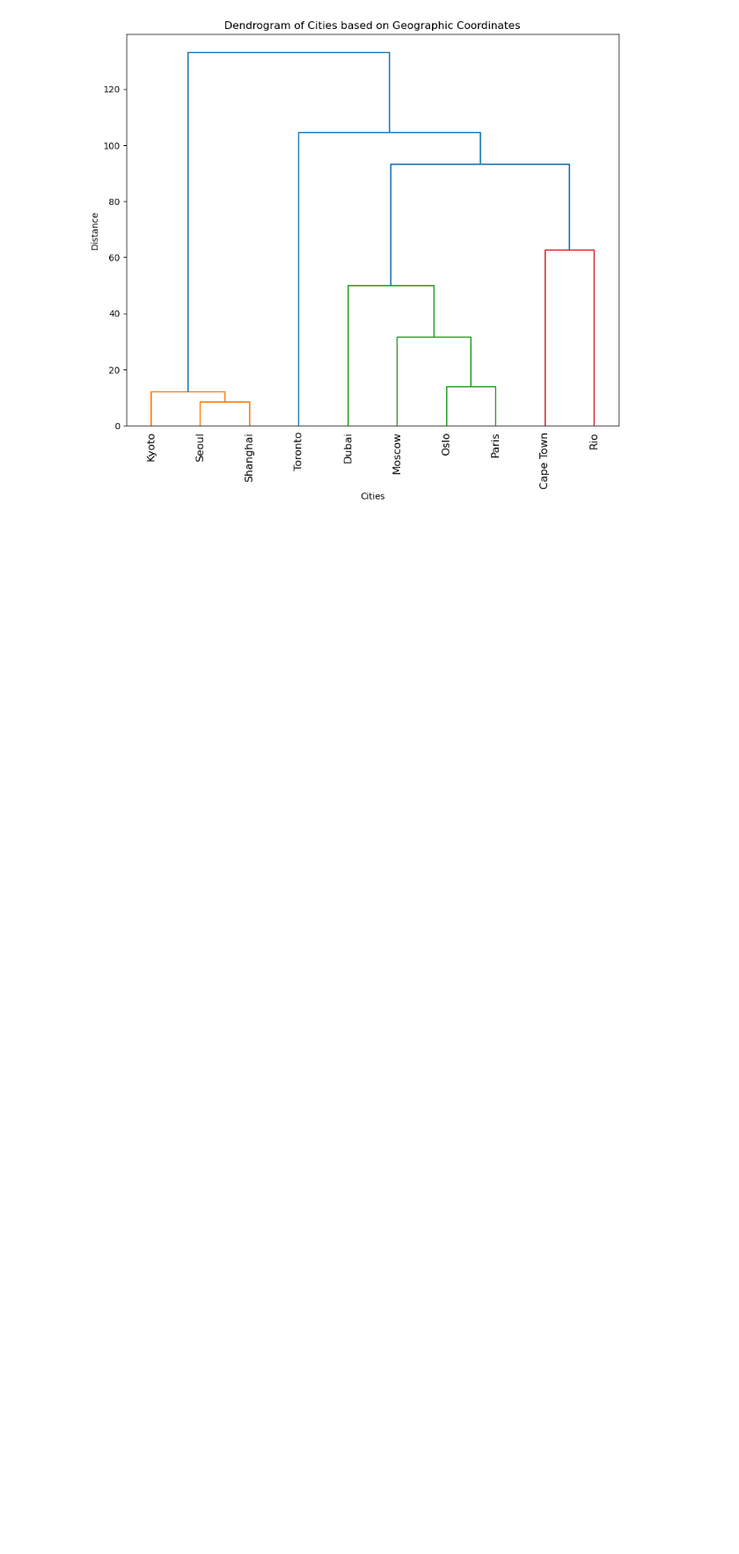
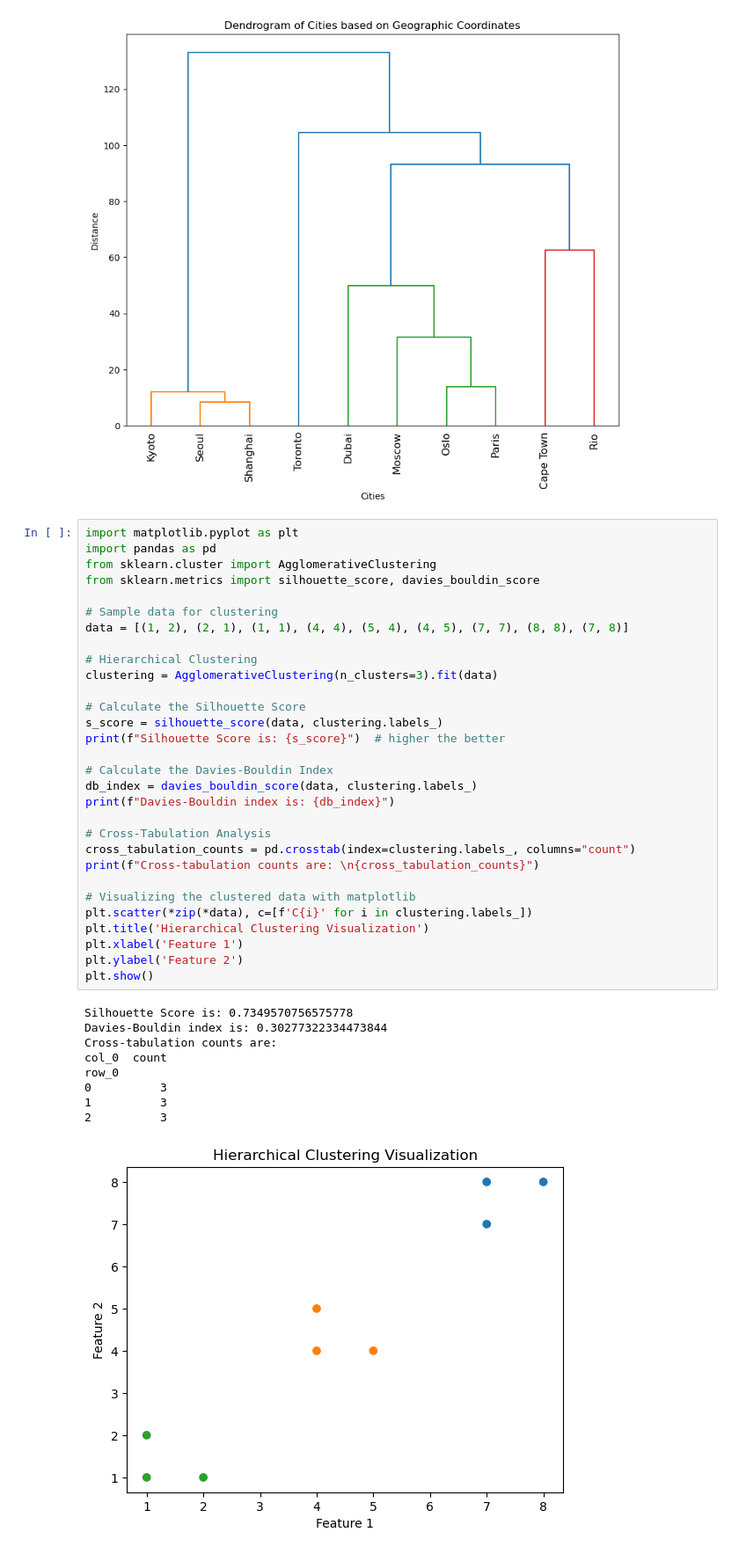
Before and after one commit to Amoako419/Clustering, a Jupyter notebook: Hierarchical_clustering.ipynb, the cells around one changed output. Shown at 88% size. Drawn from its saved outputs; the diff is of its cells as text; blank space fills up the shorter version.

```diff
--- a/Hierarchical_clustering.ipynb
+++ b/Hierarchical_clustering.ipynb
@@ -468,3 +468,43 @@ plt.ylabel('Distance')
 plt.show()
 # %% [output]
 [figure]
+# %%
+import matplotlib.pyplot as plt
+import pandas as pd
+from sklearn.cluster import AgglomerativeClustering
+from sklearn.metrics import silhouette_score, davies_bouldin_score
+
+# Sample data for clustering
+data = [(1, 2), (2, 1), (1, 1), (4, 4), (5, 4), (4, 5), (7, 7), (8, 8), (7, 8)]
+
+# Hierarchical Clustering
+clustering = AgglomerativeClustering(n_clusters=3).fit(data)
+
+# Calculate the Silhouette Score
+s_score = silhouette_score(data, clustering.labels_)
+print(f"Silhouette Score is: {s_score}")  # higher the better
+
+# Calculate the Davies-Bouldin Index
+db_index = davies_bouldin_score(data, clustering.labels_)
+print(f"Davies-Bouldin index is: {db_index}")
+
+# Cross-Tabulation Analysis
+cross_tabulation_counts = pd.crosstab(index=clustering.labels_, columns="count")
+print(f"Cross-tabulation counts are: \n{cross_tabulation_counts}")
+
+# Visualizing the clustered data with matplotlib
+plt.scatter(*zip(*data), c=[f'C{i}' for i in clustering.labels_])
+plt.title('Hierarchical Clustering Visualization')
+plt.xlabel('Feature 1')
+plt.ylabel('Feature 2')
+plt.show()
+# %% [output]
+Silhouette Score is: 0.7349570756575778
+Davies-Bouldin index is: 0.30277322334473844
+Cross-tabulation counts are:
+col_0  count
+row_0
+0          3
+1          3
+2          3
+[figure, added]
```
Also changed, not shown: parts of 1 cell of this notebook.
